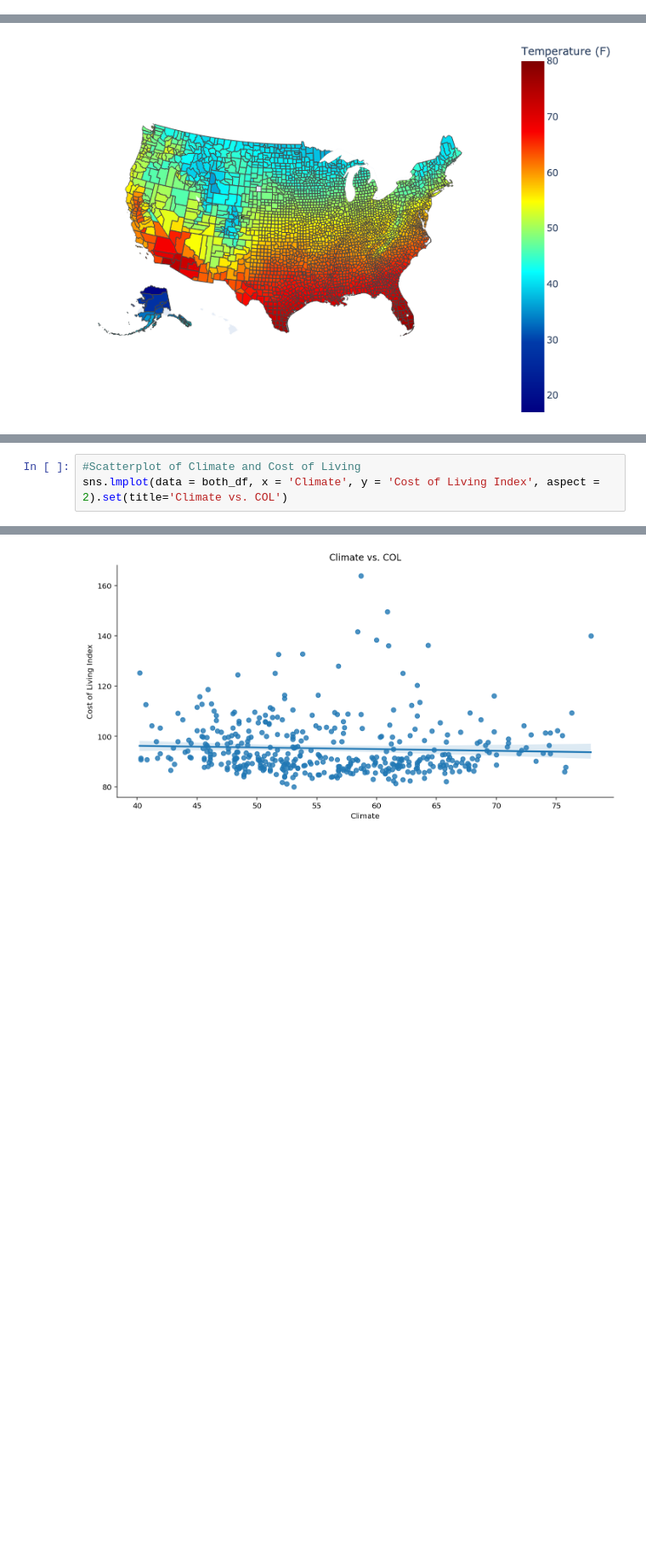
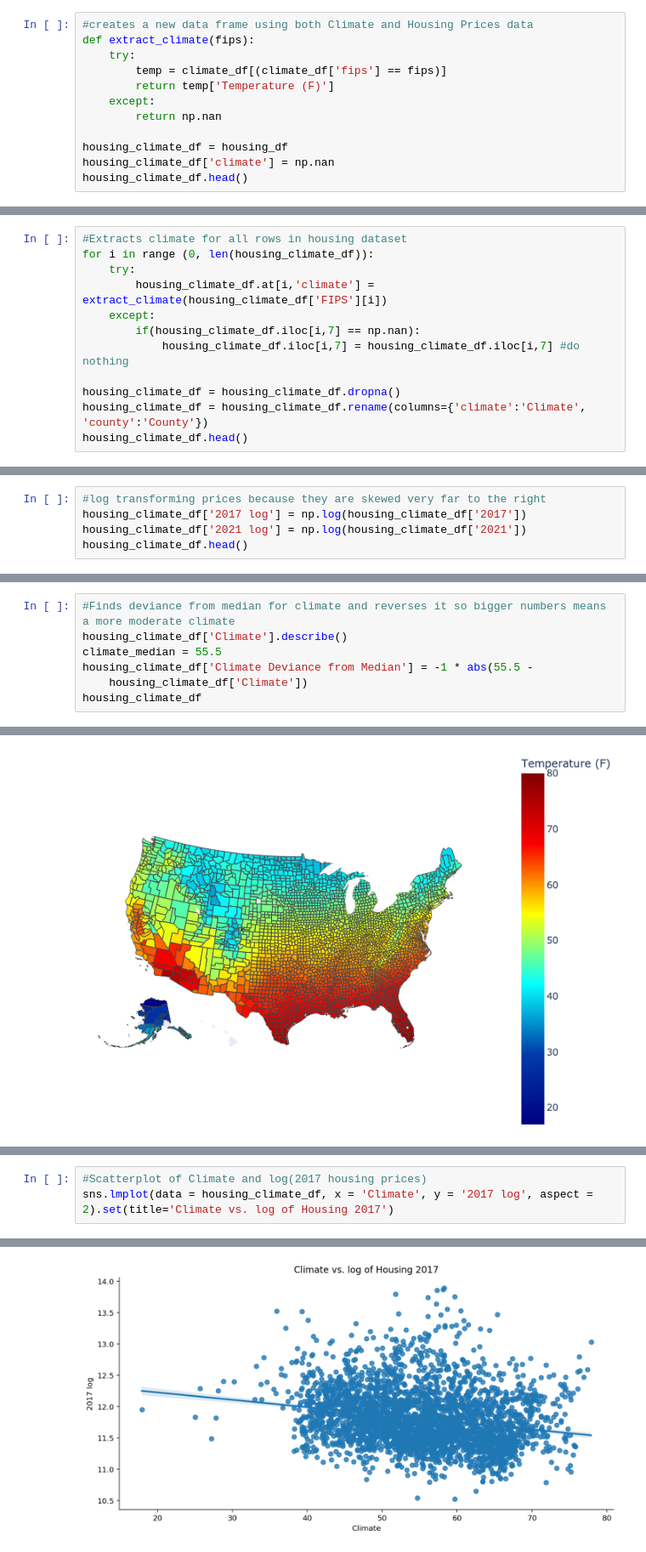
Before and after one commit to tyler-le/Natural-Disaster-Analysis, a Jupyter notebook: EDACheckpointGroup013-Wi22.ipynb, the cells around one changed output, grey strips where cells are left out. Shown at 85% size. Cells and saved outputs as stored; diff of their text form; blank space fills up the shorter version.

Commit message:
climate vs housing eda

```diff
--- a/EDACheckpointGroup013-Wi22.ipynb
+++ b/EDACheckpointGroup013-Wi22.ipynb
@@ -949,0 +880,12 @@ housing_df.head()
+# %%
+#creates a new data frame using both Climate and Housing Prices data
+def extract_climate(fips):
+    try:
+        temp = climate_df[(climate_df['fips'] == fips)]
+        return temp['Temperature (F)']
+    except:
+        return np.nan
+
+housing_climate_df = housing_df
+housing_climate_df['climate'] = np.nan
+housing_climate_df.head()
@@ -949,0 +899,12 @@ housing_df.head()
+# %%
+#Extracts climate for all rows in housing dataset
+for i in range (0, len(housing_climate_df)):
+    try:
+        housing_climate_df.at[i,'climate'] = extract_climate(housing_climate_df['FIPS'][i])
+    except:
+        if(housing_climate_df.iloc[i,7] == np.nan):
+            housing_climate_df.iloc[i,7] = housing_climate_df.iloc[i,7] #do nothing
+
+housing_climate_df = housing_climate_df.dropna()
+housing_climate_df = housing_climate_df.rename(columns={'climate':'Climate', 'county':'County'})
+housing_climate_df.head()
@@ -949,0 +918,5 @@ housing_df.head()
+# %%
+#log transforming prices because they are skewed very far to the right
+housing_climate_df['2017 log'] = np.log(housing_climate_df['2017'])
+housing_climate_df['2021 log'] = np.log(housing_climate_df['2021'])
+housing_climate_df.head()
@@ -949,0 +930,7 @@ housing_df.head()
+# %%
+#Finds deviance from median for climate and reverses it so bigger numbers means a more moderate climate
+housing_climate_df['Climate'].describe()
+climate_median = 55.5
+housing_climate_df['Climate Deviance from Median'] = -1 * abs(55.5 -
+    housing_climate_df['Climate'])
+housing_climate_df
@@ -1419,6 +1487,6 @@ Image(filename='images/climate_choropleth.png')
 # %%
-#Scatterplot of Climate and Cost of Living
-sns.lmplot(data = both_df, x = 'Climate', y = 'Cost of Living Index', aspect = 2).set(title='Climate vs. COL')
+#Scatterplot of Climate and log(2017 housing prices)
+sns.lmplot(data = housing_climate_df, x = 'Climate', y = '2017 log', aspect = 2).set(title='Climate vs. log of Housing 2017')
 # %% [output]
 <seaborn.axisgrid.FacetGrid at 0x...>
-[figure, old version]
+[figure, new version]
```
Also changed, not shown: parts of 38 cells of this notebook, 2 other files.
